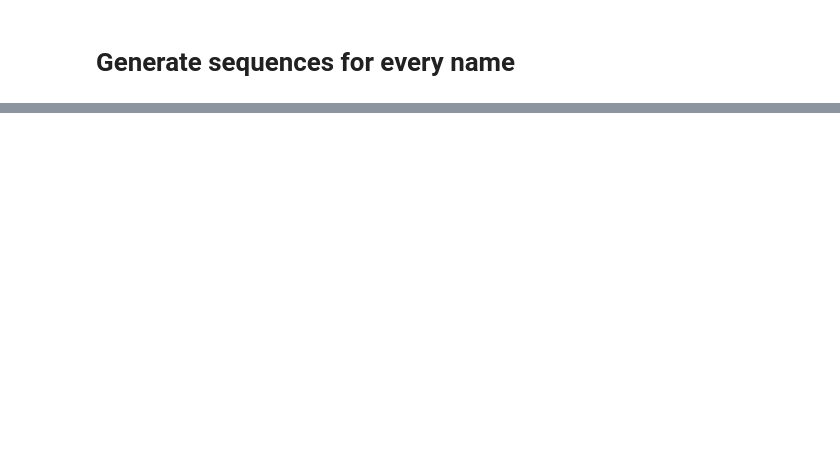
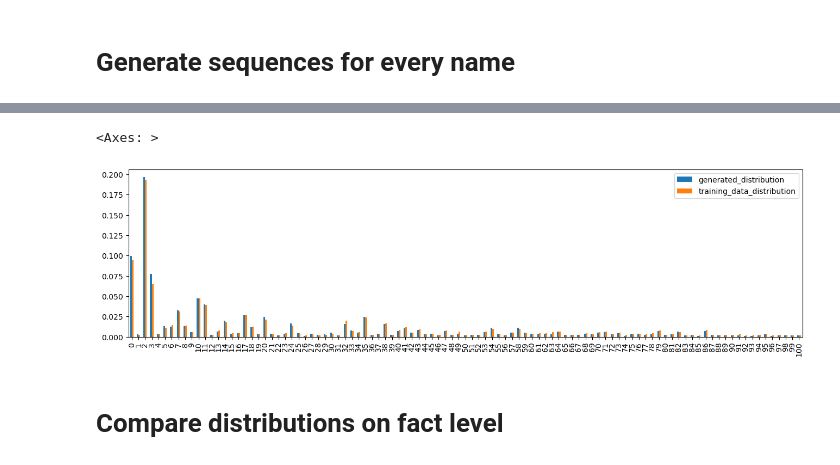
Before and after one commit to LeonPeric/Hallucination-Calibration, a Jupyter notebook: testing.ipynb, the cells around one changed output, grey strips where cells are left out. Saved outputs shown, nothing was run; the diff lists cells and outputs as text; code cells hidden in the pictures; blank space fills up the shorter version.

Commit message:
Add fact probabilities

```diff
--- a/testing.ipynb
+++ b/testing.ipynb
@@ -456,0 +282,5 @@ stuffed shells 0 0.00018
+# %%
+comparison_df = pd.DataFrame({'food': collected_generations.keys()})
+comparison_df['generated_distribution'] = comparison_df['food'].apply(lambda x: collected_generations[x])
+comparison_df['training_data_distribution'] = comparison_df['food'].apply(lambda x: dataset_food_distribution[x])
+# comparison_df = comparison_df.set_index('food')
@@ -456,0 +303,7 @@ stuffed shells 0 0.00018
+# %%
+comparison_df.plot.bar(figsize=(16, 4))
+# %% [output]
+<Axes: >
+[figure, added]
+# %% [markdown]
+# Compare distributions on fact level
```
Also changed, not shown: parts of 32 cells of this notebook, 2 other files.
